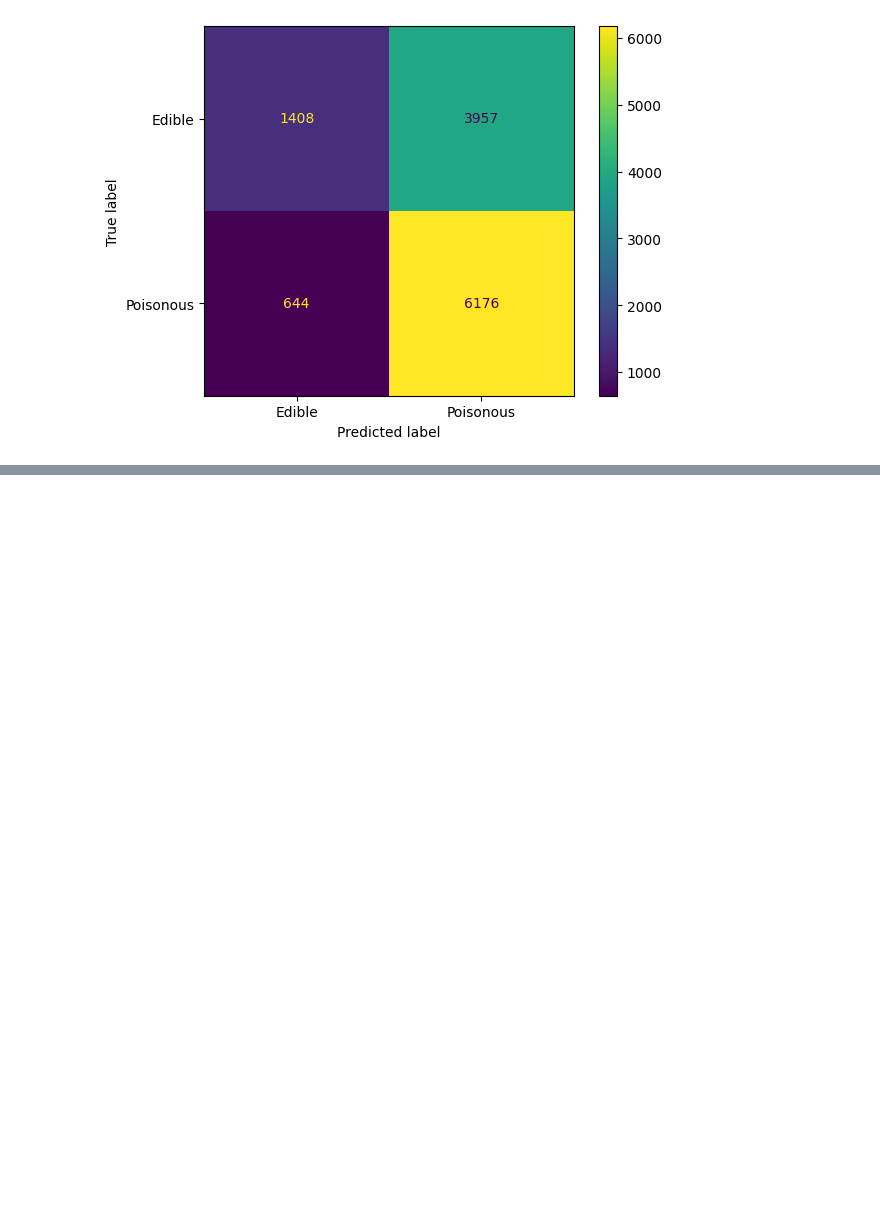
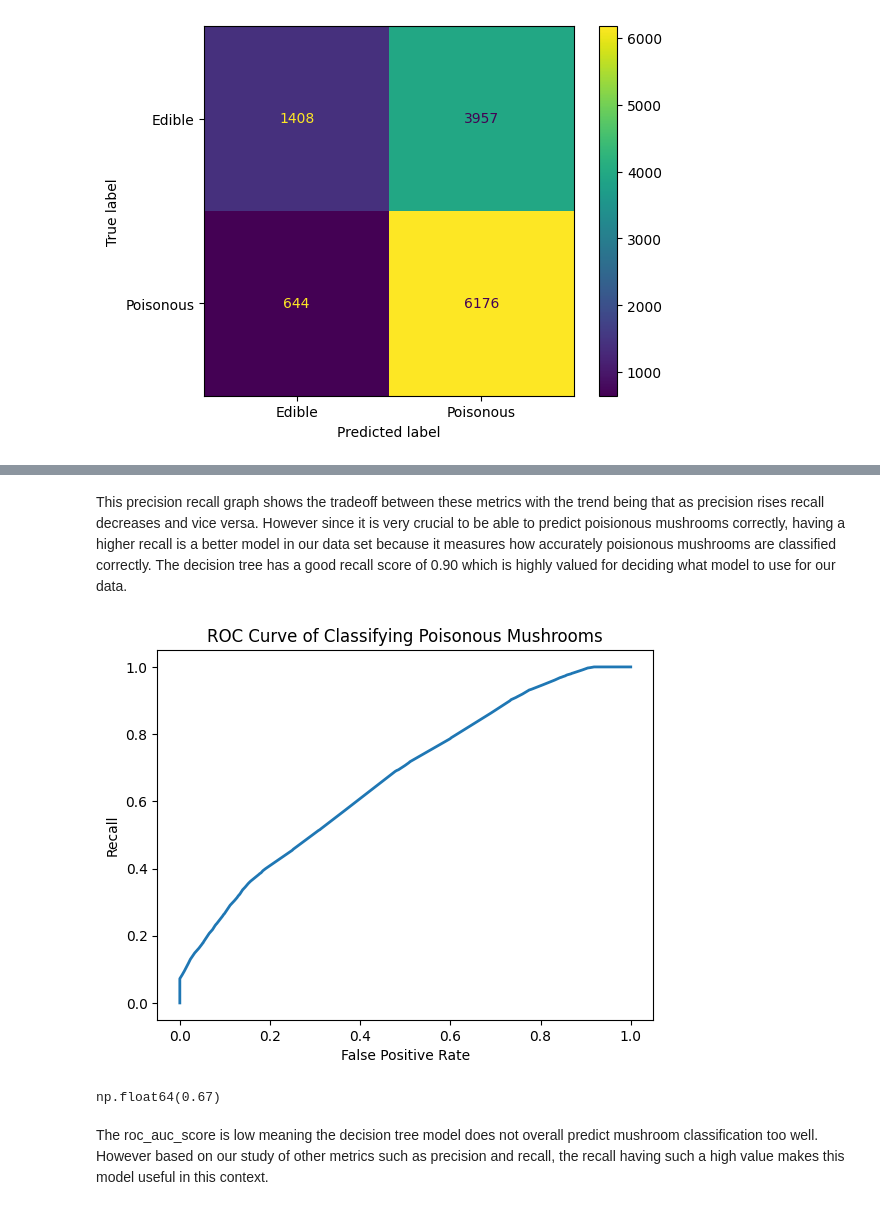
Before and after one commit to sascott9655/ADS-504-Mushroom-Classification-Project, a Jupyter notebook: Final_Project_Mushroom_Classification.ipynb, the cells around one changed output, grey strips where cells are left out. Cells and saved outputs as stored; diff of their text form; code cells hidden in the pictures; blank space fills up the shorter version.

```diff
--- a/Final_Project_Mushroom_Classification.ipynb
+++ b/Final_Project_Mushroom_Classification.ipynb
@@ -446,0 +482,17 @@ The confusion matrix displays information on model performance. The top left squ
+# %% [markdown]
+This precision recall graph shows the tradeoff between these metrics with the trend being that as precision rises recall decreases and vice versa. However since it is very crucial to be able to predict poisionous mushrooms correctly, having a higher recall is a better model in our data set because it measures how accurately poisionous mushrooms are classified correctly. The decision tree has a good recall score of 0.90 which is highly valued for deciding what model to use for our data.
+# %%
+fpr, tpr, thresholds = roc_curve(y_train_ord, y_dtree_scores[:, 1], pos_label="Poisonous")
+plt.plot(fpr, tpr, linewidth=2)
+plt.ylabel("Recall")
+plt.xlabel("False Positive Rate")
+plt.title("ROC Curve of Classifying Poisonous Mushrooms")
+plt.show()
+# %% [output]
+[figure, added]
+# %%
+roc_auc_score(y_train_ord, y_dtree_scores[:, 1]).round(2)
+# %% [output]
+np.float64(0.67)
+# %% [markdown]
+The roc_auc_score is low meaning the decision tree model does not overall predict mushroom classification too well. However based on our study of other metrics such as precision and recall, the recall having such a high value makes this model useful in this context.
```
Also changed, not shown: parts of 22 cells of this notebook.
